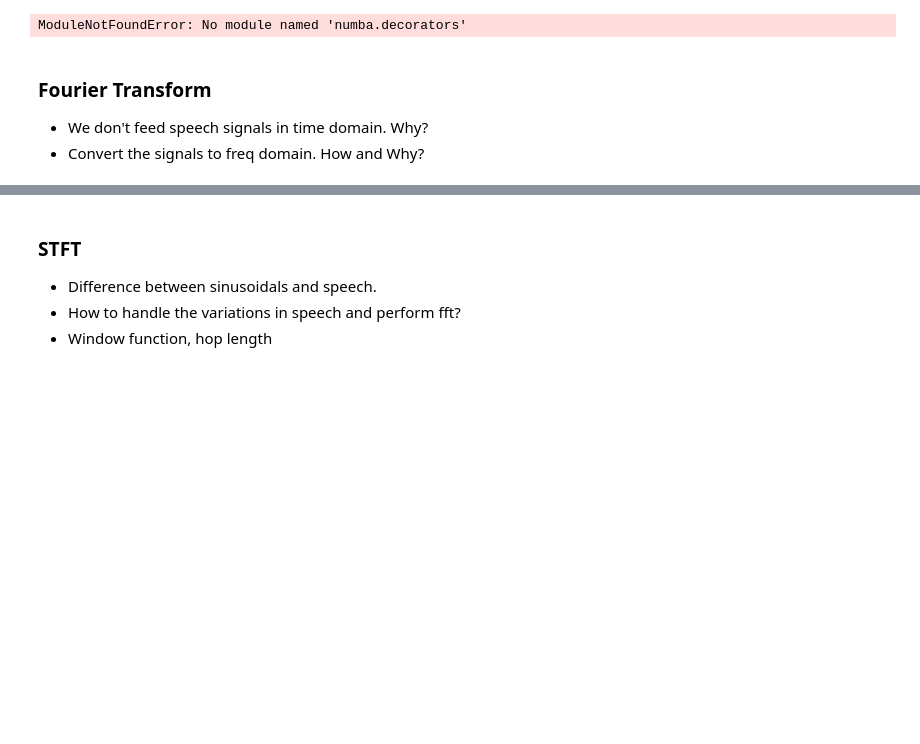
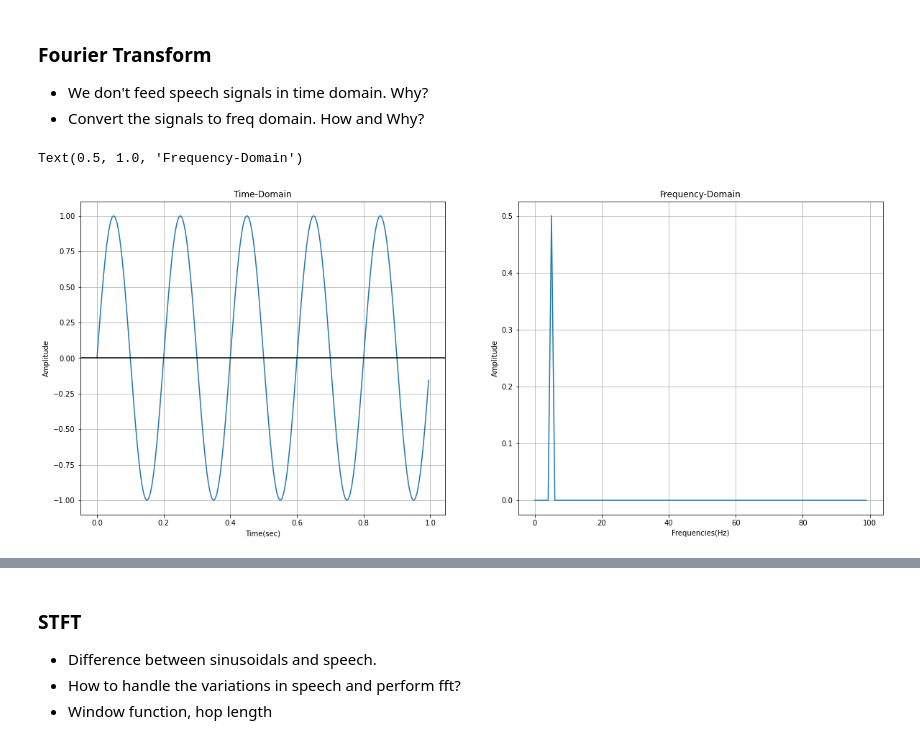
Before and after one commit to ftyers/iu-hse-asr-workshop, a Jupyter notebook: notebooks/Audio_Processing.ipynb, the cells around one changed output, grey strips where cells are left out. Drawn from its saved outputs; the diff is of its cells as text; code cells hidden in the pictures; blank space fills up the shorter version.

```diff
--- a/notebooks/Audio_Processing.ipynb
+++ b/notebooks/Audio_Processing.ipynb
@@ -1,16 +1,8 @@
 # %%
 import numpy as np
 import pandas as pd
-import numba
 import librosa
 import matplotlib.pyplot as plt
-import plotly
-import plotly.graph_objs as go
-
-# Configure Plotly to be rendered inline in the notebook.
-plotly.offline.init_notebook_mode()
-# %% [output]
-ModuleNotFoundError: No module named 'numba.decorators'
 # %% [markdown]
 ### Fourier Transform
 - We don't feed speech signals in time domain. Why?
@@ -29,23 +21,28 @@ def sin(f):
     s = np.sin(2*np.pi*f*t)
     return s
 # %%
+fs = 200
+N = 1*fs
 #Sinusoidal with freq=10Hz
 s = sin(5)
-
+t = np.arange(0, 1, 1/N)
 fig, ax = plt.subplots(1, 2, figsize=(20, 8))
 ax=ax.ravel()
 ax[0].plot(t, s)
 ax[0].set_xlabel('Time(sec)')
 ax[0].set_ylabel('Amplitude')
 ax[0].grid(True, which='both')
 ax[0].axhline(y=0, color='k')
 ax[0].set_title('Time-Domain')
 #FFT conversion
 fft = (1/N)*FFT(s)
 freq = np.fft.fftfreq(N, 1/fs)[:fs//2]
 ax[1].plot(freq, fft)
 ax[1].set_xlabel('Frequencies(Hz)')
 ax[1].set_ylabel('Amplitude')
 ax[1].grid(True, which='both')
 ax[1].set_title('Frequency-Domain')
+# %% [output]
+Text(0.5, 1.0, 'Frequency-Domain')
+[figure, added]
 # %%
```
Also changed, not shown: parts of 5 cells of this notebook.
